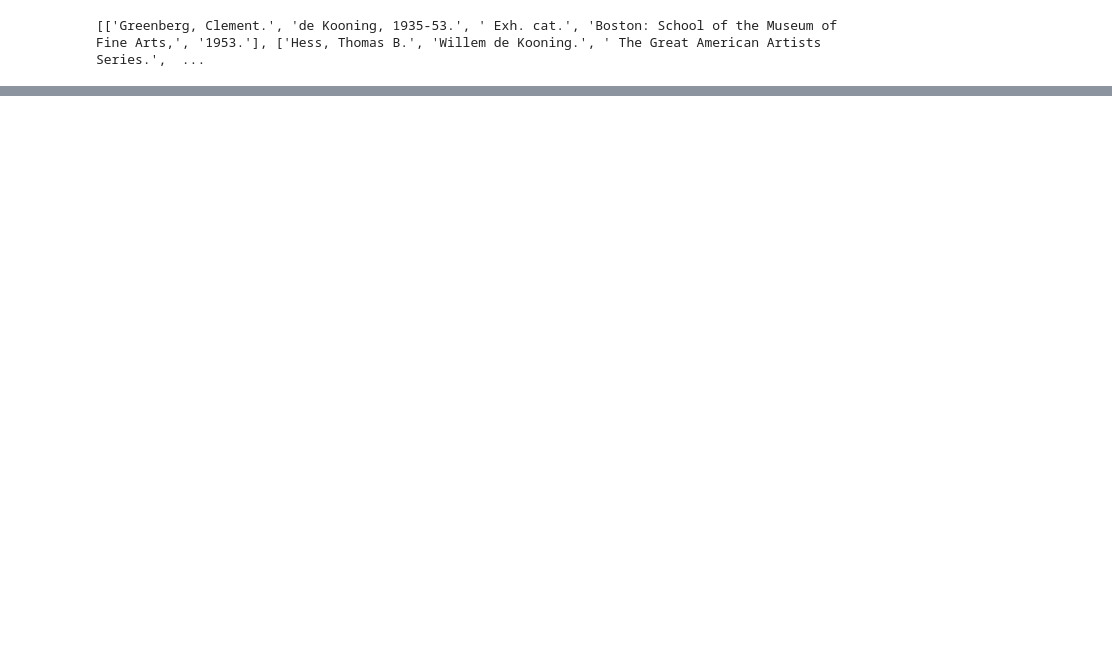
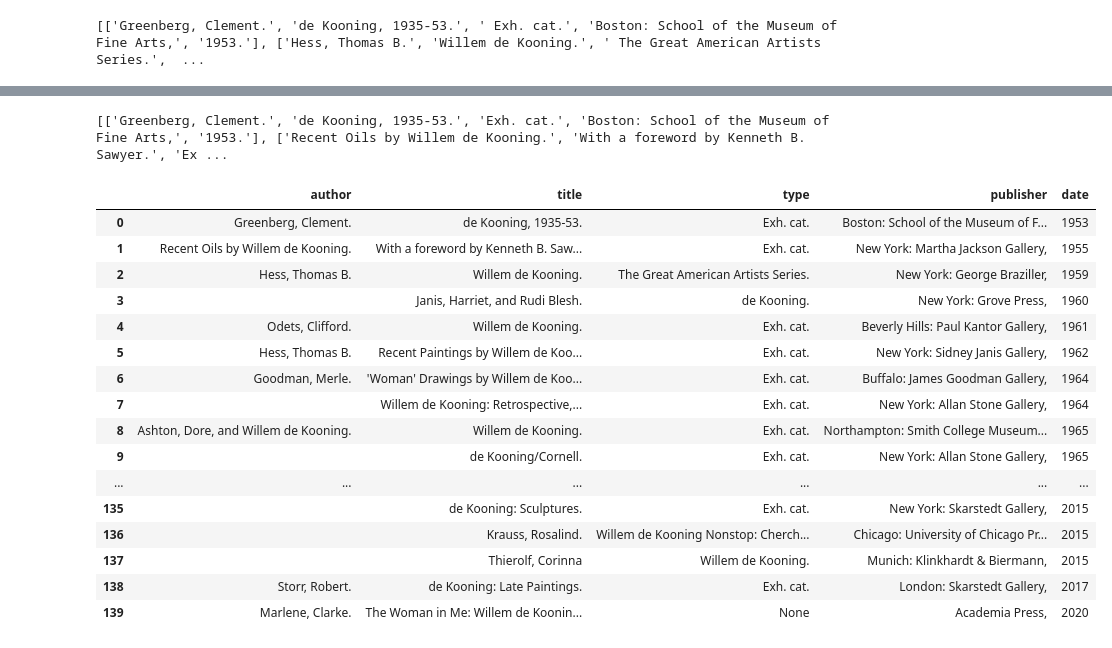
Before and after one commit to giorgiacrosilla/reputationera, a Jupyter notebook: scripts/data_analysis_and_cleaning/deKooning/exhibitions_DK.ipynb, the cells around one changed output, grey strips where cells are left out. Cells and saved outputs as stored; diff of their text form; code cells hidden in the pictures; blank space fills up the shorter version.

```diff
--- a/scripts/data_analysis_and_cleaning/deKooning/exhibitions_DK.ipynb
+++ b/scripts/data_analysis_and_cleaning/deKooning/exhibitions_DK.ipynb
@@ -366,0 +408,78 @@ df
+# %%
+import re
+new_li = []
+
+# Iterate through each string in the original list
+for item in titles_li:
+
+# Split the string 'item' using either ';;' or ', 1' as the delimiter
+    parts = re.split(r';;|; ;', item)
+
+    new_li.append(parts)
+
+print(new_li)
+# %% [output]
+[['Greenberg, Clement.', 'de Kooning, 1935-53.', 'Exh. cat.', 'Boston: School of the Museum of Fine Arts,', '1953.'], ['Recent Oils by Willem de Kooning.', 'With a foreword by Kenneth B. Sawyer.', 'Ex ...
+# %%
+import pandas as pd
+pd.set_option('display.max_rows', None)
+pd.set_option('display.max_columns', None)
+
+# Initialize empty lists for each column
+author = []
+title = []
+type = []
+publisher = []
+date = []
+
+# Populate the lists from the data in x
+for i in new_li:
+    if len(i) >= 5:
+        author.append(i[0])
+        title.append(i[1])
+        if 'Exh. cat.' in  i[2]  or 'PhD ' in i[2] or 'Series' in i[2]:
+            type.append(i[2])
+        else:
+            type.append(None)
+        publisher.append(i[3])
+        date.append(i[4])
+    elif len(i) >=4:
+        if 'de kooning' in i[1]:
+            author.append(i[0])
+            title.append(i[1])
+            type.append('')
+            publisher.append(i[2])
+            date.append(i[3])
+        else:
+            author.append('')
+            title.append(i[0])
+            type.append(i[1])
+            publisher.append(i[2])
+            date.append(i[3])
+
+
+
+# Create DataFrame
+dfs = pd.DataFrame({"author": author, "title": title, "type": type, 'publisher': publisher, 'date': date})
+
+dfs['date'] = dfs['date'].str.extract(r'(\d{4})')
+
+dfs
+# %% [output]
+|  | author | title | type | publisher | date |
+| 0 | Greenberg, Clement. | de Kooning, 1935-53. | Exh. cat. | Boston: School of the Museum of F... | 1953 |
+| 1 | Recent Oils by Willem de Kooning. | With a foreword by Kenneth B. Saw... | Exh. cat. | New York: Martha Jackson Gallery, | 1955 |
+| 2 | Hess, Thomas B. | Willem de Kooning. | The Great American Artists Series. | New York: George Braziller, | 1959 |
+| 3 |  | Janis, Harriet, and Rudi Blesh. | de Kooning. | New York: Grove Press, | 1960 |
+| 4 | Odets, Clifford. | Willem de Kooning. | Exh. cat. | Beverly Hills: Paul Kantor Gallery, | 1961 |
+| 5 | Hess, Thomas B. | Recent Paintings by Willem de Koo... | Exh. cat. | New York: Sidney Janis Gallery, | 1962 |
+| 6 | Goodman, Merle. | 'Woman' Drawings by Willem de Koo... | Exh. cat. | Buffalo: James Goodman Gallery, | 1964 |
+| 7 |  | Willem de Kooning: Retrospective,... | Exh. cat. | New York: Allan Stone Gallery, | 1964 |
+| 8 | Ashton, Dore, and Willem de Kooning. | Willem de Kooning. | Exh. cat. | Northampton: Smith College Museum... | 1965 |
+| 9 |  | de Kooning/Cornell. | Exh. cat. | New York: Allan Stone Gallery, | 1965 |
+| ... | ... | ... | ... | ... | ... |
+| 135 |  | de Kooning: Sculptures. | Exh. cat. | New York: Skarstedt Gallery, | 2015 |
+| 136 |  | Krauss, Rosalind. | Willem de Kooning Nonstop: Cherch... | Chicago: University of Chicago Pr... | 2015 |
+| 137 |  | Thierolf, Corinna | Willem de Kooning. | Munich: Klinkhardt & Biermann, | 2015 |
+| 138 | Storr, Robert. | de Kooning: Late Paintings. | Exh. cat. | London: Skarstedt Gallery, | 2017 |
+| 139 | Marlene, Clarke. | The Woman in Me: Willem de Koonin... | None | Academia Press, | 2020 |
```
Also changed, not shown: parts of 6 cells of this notebook, 3 other files.
